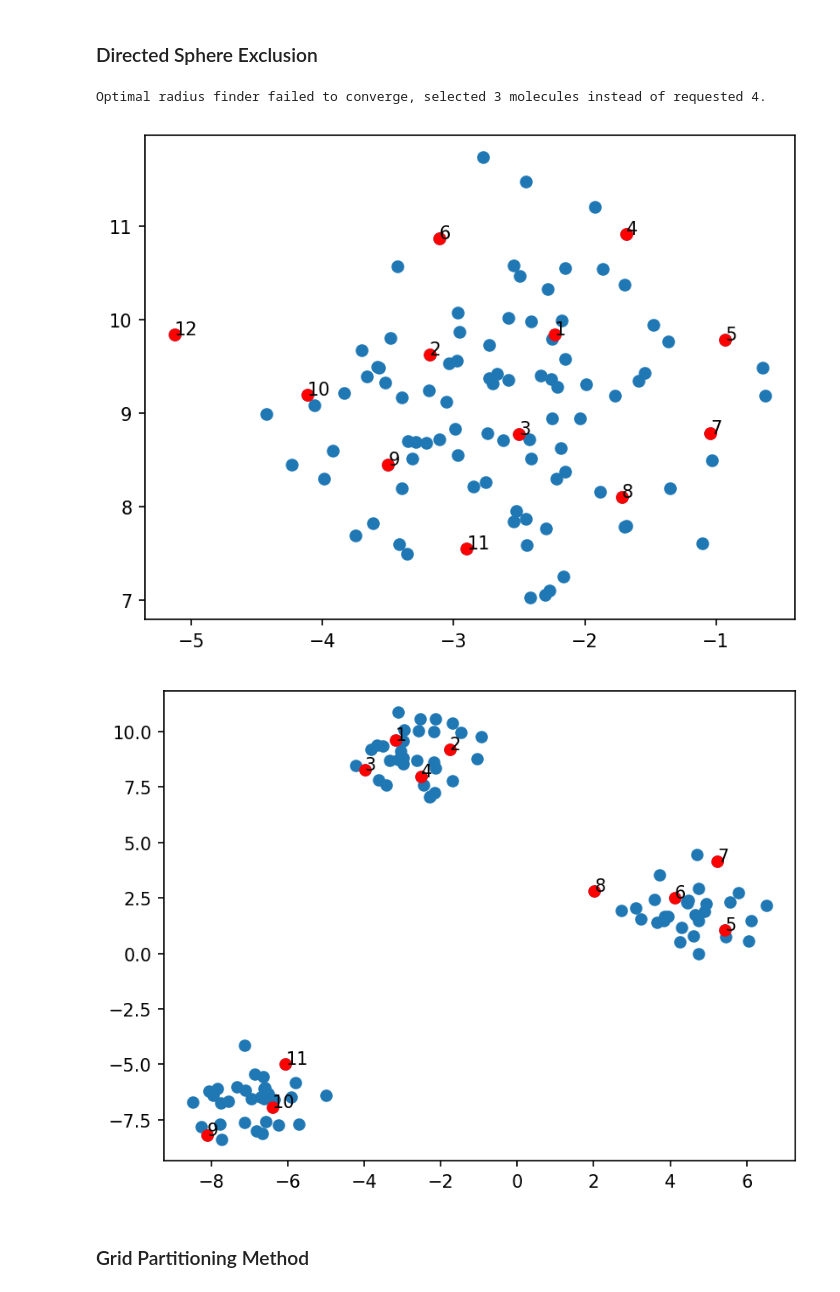
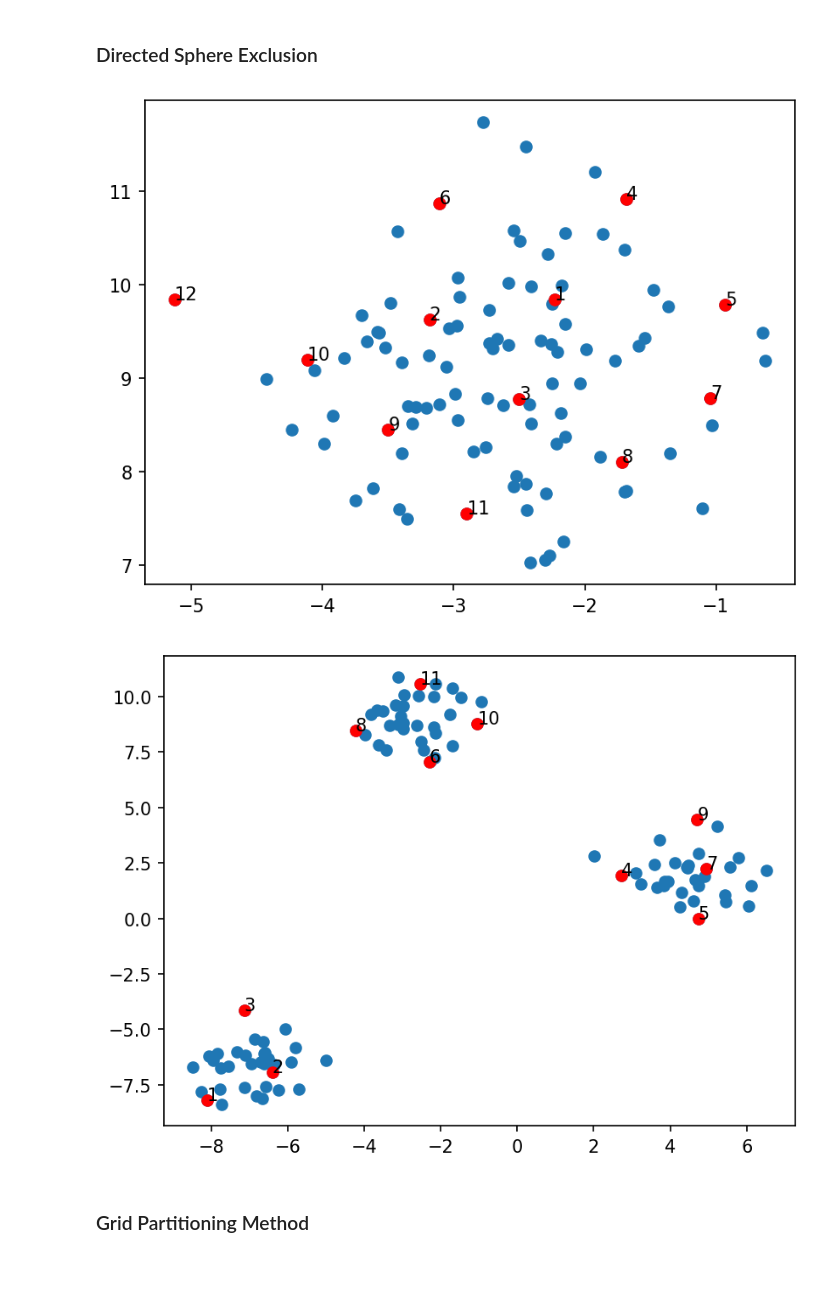
Before and after one commit to theochem/Selector, a Jupyter notebook: doc/notebooks/diversity_subsect_selection_synthetic_data.ipynb, the cells around one changed output. Drawn from its saved outputs; the diff is of its cells as text; code cells hidden in the pictures.

```diff
--- a/doc/notebooks/diversity_subsect_selection_synthetic_data.ipynb
+++ b/doc/notebooks/diversity_subsect_selection_synthetic_data.ipynb
@@ -77,17 +77,18 @@ graph_data(coords_cluster, selected_id4)
 # %%
 # diverse subset selection from randomly generated data points
 selected_id5 = DirectedSphereExclusion().select(coords, 12)
 # diverse subset selection from data points with obvious patterns (different clusters)
-selected_id6 = DirectedSphereExclusion().select(
-    coords_cluster, size=12, labels=class_labels_cluster
-)
+selected_id6 = DirectedSphereExclusion().select(coords_cluster, size=12)
+
+# TODO: See why if clusters labels are provided the algorithm fails
+# selected_id6 = DirectedSphereExclusion().select(coords_cluster, size=12,labels=class_labels_cluster)
+
 
 graph_data(coords, selected_id5)
 graph_data(coords_cluster, selected_id6)
 # %% [output]
-Optimal radius finder failed to converge, selected 3 molecules instead of requested 4.
 [figure]
-[figure, old version]
+[figure, new version]
 # %% [markdown]
 ### Grid Partitioning Method
 # %%
```
Also changed, not shown: parts of 3 cells of this notebook.
